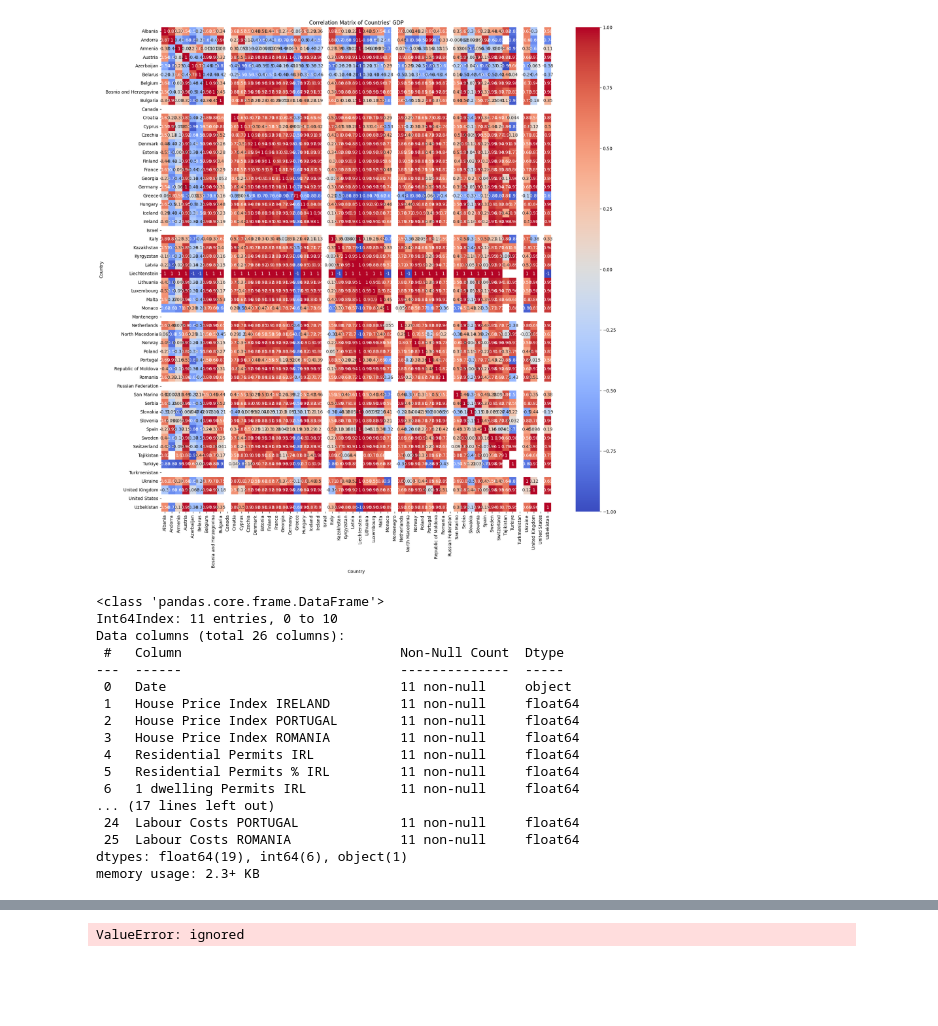
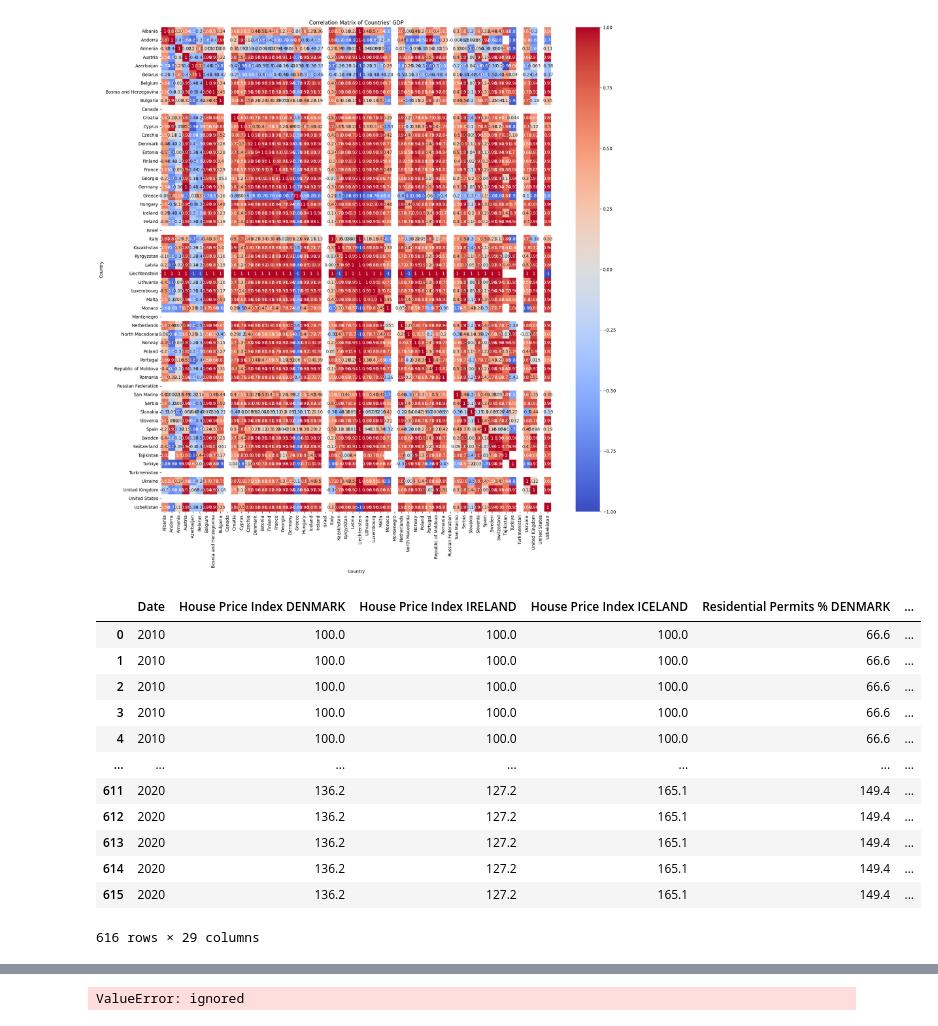
Before and after one commit to sbs23003/CA-Contstruction-Industry, a Jupyter notebook: datasets.ipynb, the cells around one changed output, grey strips where cells are left out. Cells and saved outputs as stored; diff of their text form; code cells hidden in the pictures; blank space fills up the shorter version.

```diff
--- a/datasets.ipynb
+++ b/datasets.ipynb
@@ -156,32 +181,31 @@ plt.show()
 # %%
 
 merge_aux = pd.merge(df_housePriceIndex, df_buildingPermits, on="Date")
 #merge_aux1 = pd.merge(merge_aux, df_housePriceIndexRO, on="Date")
-#merge_aux2 = pd.merge(merge_aux, df_buildingPermits, on="Date")
+#merge_aux2 = pd.merge(merge_aux, df_final, on="Date")
 merge_aux3 = pd.merge( merge_aux, df_enterprises, on="Date")
 merge_aux4 = pd.merge(merge_aux3, df_contructionCostIndex, on="Date")
 merge_aux5 = pd.merge(merge_aux4, df_labourCost, on="Date")
 #merge_aux5.to_csv('out.csv', index=False)
-merge_aux5.info()
+merge_aux5['Date'] = pd.to_datetime(merge_aux5['Date']).dt.year
+df_final['Date'] = df_final['Date'].astype(int)
+merge_aux5  = pd.merge(merge_aux5, df_final, on="Date")
+merge_aux5
 #df_housePriceIndexPT
 # %% [output]
+|  | Date | House Price Index DENMARK | House Price Index IRELAND | House Price Index ICELAND | Residential Permits % DENMARK | ... |
+| 0 | 2010 | 100.0 | 100.0 | 100.0 | 66.6 | ... |
+| 1 | 2010 | 100.0 | 100.0 | 100.0 | 66.6 | ... |
+| 2 | 2010 | 100.0 | 100.0 | 100.0 | 66.6 | ... |
+| 3 | 2010 | 100.0 | 100.0 | 100.0 | 66.6 | ... |
+| 4 | 2010 | 100.0 | 100.0 | 100.0 | 66.6 | ... |
+| ... | ... | ... | ... | ... | ... | ... |
+| 611 | 2020 | 136.2 | 127.2 | 165.1 | 149.4 | ... |
+| 612 | 2020 | 136.2 | 127.2 | 165.1 | 149.4 | ... |
+| 613 | 2020 | 136.2 | 127.2 | 165.1 | 149.4 | ... |
+| 614 | 2020 | 136.2 | 127.2 | 165.1 | 149.4 | ... |
+| 615 | 2020 | 136.2 | 127.2 | 165.1 | 149.4 | ... |
-<class 'pandas.core.frame.DataFrame'>
-Int64Index: 11 entries, 0 to 10
-Data columns (total 26 columns):
- #   Column                            Non-Null Count  Dtype
----  ------                            --------------  -----
- 0   Date                              11 non-null     object
- 1   House Price Index IRELAND         11 non-null     float64
- 2   House Price Index PORTUGAL        11 non-null     float64
- 3   House Price Index ROMANIA         11 non-null     float64
- 4   Residential Permits IRL           11 non-null     float64
- 5   Residential Permits % IRL         11 non-null     float64
- 6   1 dwelling Permits IRL            11 non-null     float64
-... (17 lines left out)
- 24  Labour Costs PORTUGAL             11 non-null     float64
- 25  Labour Costs ROMANIA              11 non-null     float64
-dtypes: float64(19), int64(6), object(1)
-memory usage: 2.3+ KB
+616 rows × 29 columns
 # %%
 merge_aux5.columns = merge_aux5.columns.str.replace(r'\bIRL\b', 'IRELAND')
 merge_aux5.columns = merge_aux5.columns.str.replace(r'\bPT\b', 'PORTUGAL')
```
Also changed, not shown: parts of 4 cells of this notebook.
